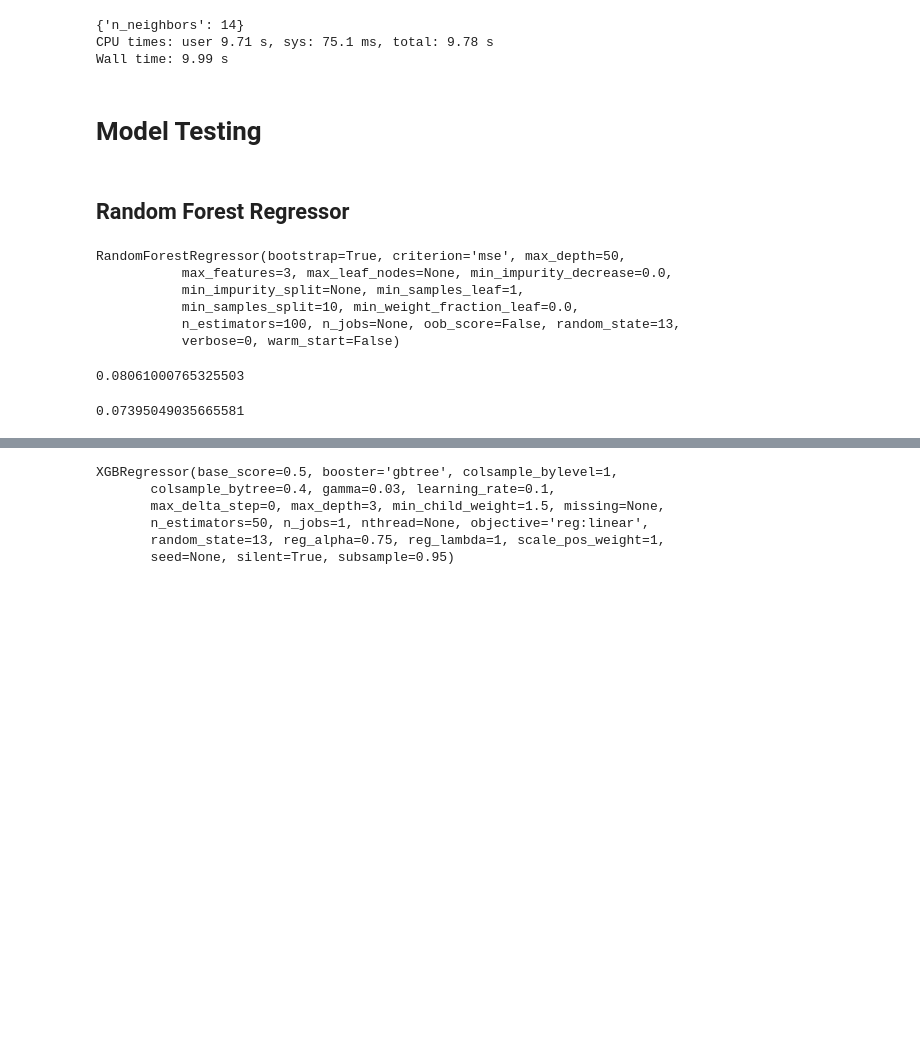
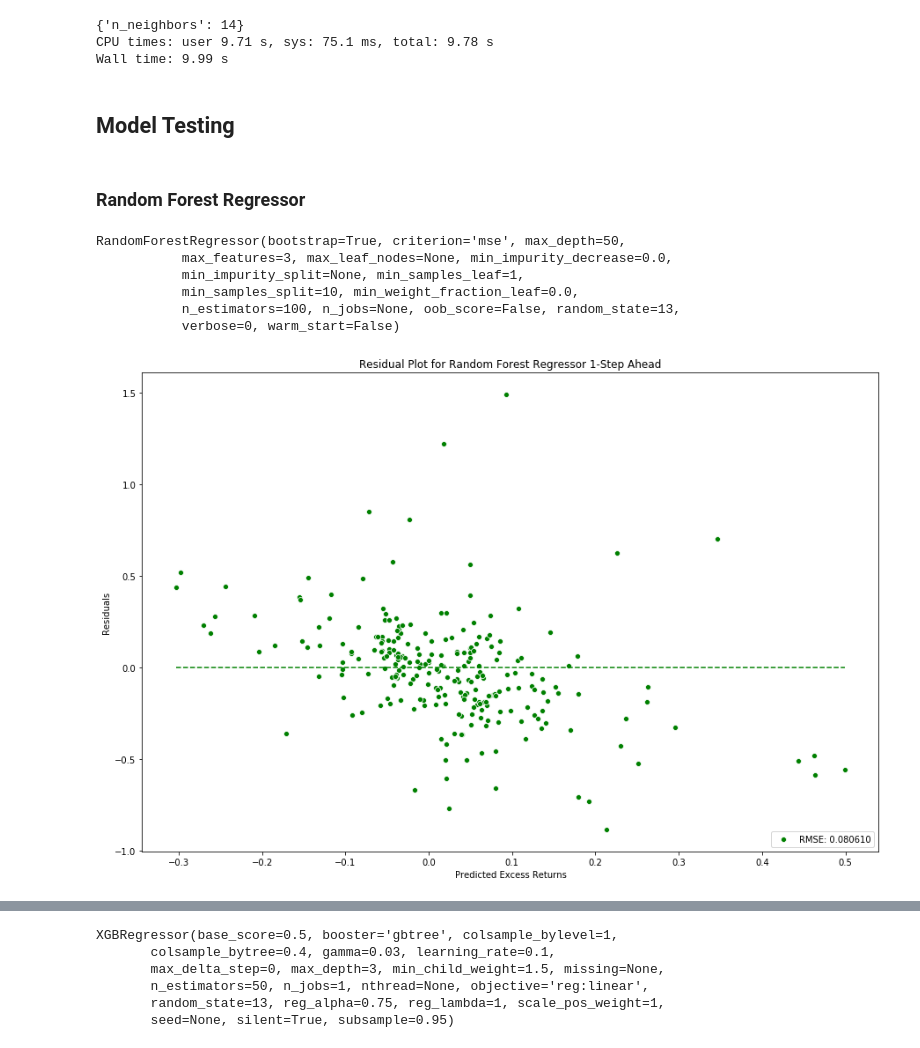
Before and after one commit to AbinavKumar/MLStockPortfolio, a Jupyter notebook: Data Analysis.ipynb, the cells around one changed output, grey strips where cells are left out. Cells and saved outputs as stored; diff of their text form; code cells hidden in the pictures; blank space fills up the shorter version.

```diff
--- a/Data Analysis.ipynb
+++ b/Data Analysis.ipynb
@@ -87,9 +115,5 @@ See the caveats in the documentation: http://pandas.pydata.org/pandas-docs/stabl
 # %%
-from matplotlib import pyplot as plt
-
-# get the MSE of the expected returns and actual returns of ALL weighted portfolios
-# Compare the MSEs for each model
-
+# Function to get the RMSE of all optimal portfolios
 # Rules: no short selling, 20 stocks total
 def MVA(model, y_train, X_test, y_test):
     cov = np.matrix(np.cov(np.split(y_train,250)))
@@ -103,6 +127,7 @@ def MVA(model, y_train, X_test, y_test):
 
     port_exp_rets = []
     port_sds = []
+    all_actual_returns = []
     all_weights = []
     all_indices = []
     SSE = 0
@@ -138,15 +163,16 @@ def MVA(model, y_train, X_test, y_test):
         port_sds.append( (np.dot(np.dot(weights,cov_mat), np.transpose(weights))) )
         all_weights.append(weights)
         all_indices.append(indices)
+        all_actual_returns.append(actual_returns)
 
-    # maybe graph results?
-    sharpe_ratio = [x/y for x, y in zip(port_exp_rets, port_sds)]
-    best_portfolio = sharpe_ratio.index(max(sharpe_ratio))
+    # sharpe_ratio = [x/y for x, y in zip(port_exp_rets, port_sds)]
+    # best_portfolio = sharpe_ratio.index(max(sharpe_ratio))
+
     RMSE = np.sqrt(SSE/count)
 
-    # Return the portfolio weights with corresponding tickers?
     return RMSE
 
+# Function to get the x/2 highest and x/2 lowest values and indices of a list
 def x_high_and_low(lst, x):
     if x % 2 != 0:
         x = x - 1
@@ -267,9 +297,9 @@ print(knn_reg_cv.best_params_)
 CPU times: user 9.71 s, sys: 75.1 ms, total: 9.78 s
 Wall time: 9.99 s
 # %% [markdown]
-# Model Testing
+## Model Testing
 # %% [markdown]
-## Random Forest Regressor
+### Random Forest Regressor
 # %%
 from sklearn.ensemble import RandomForestRegressor
 
@@ -285,11 +315,18 @@ RandomForestRegressor(bootstrap=True, criterion='mse', max_depth=50,
            min_samples_split=10, min_weight_fraction_leaf=0.0,
            n_estimators=100, n_jobs=None, oob_score=False, random_state=13,
            verbose=0, warm_start=False)
-# %%
-MVA(rf_reg, y_train, X_test1, y_test1)
-# %% [output]
-0.08061000765325503
-# %%
-MVA(rf_reg, y_train, X_test1, y_test1)
-# %% [output]
-0.07395049035665581
+# %%
+predictions = rf_reg.predict(X_test1)
+rmse = MVA(rf_reg, y_train, X_test1, y_test1)
+resids = y_test1 - predictions
+fig, ax = plt.subplots(1, figsize=(15, 10))
+sns.scatterplot(predictions, resids, color="g",
+                label='RMSE: %0.6f' % rmse)
+plt.title("Residual Plot for Random Forest Regressor 1-Step Ahead")
+plt.ylabel("Residuals")
+plt.xlabel("Predicted Excess Returns")
+plt.plot([min(predictions),max(predictions)],[0,0], linestyle="--", color = 'g')
+plt.legend(loc="lower right")
+plt.show()
+# %% [output]
+[figure, added]
```
Also changed, not shown: parts of 22 cells of this notebook, 3 other files.
